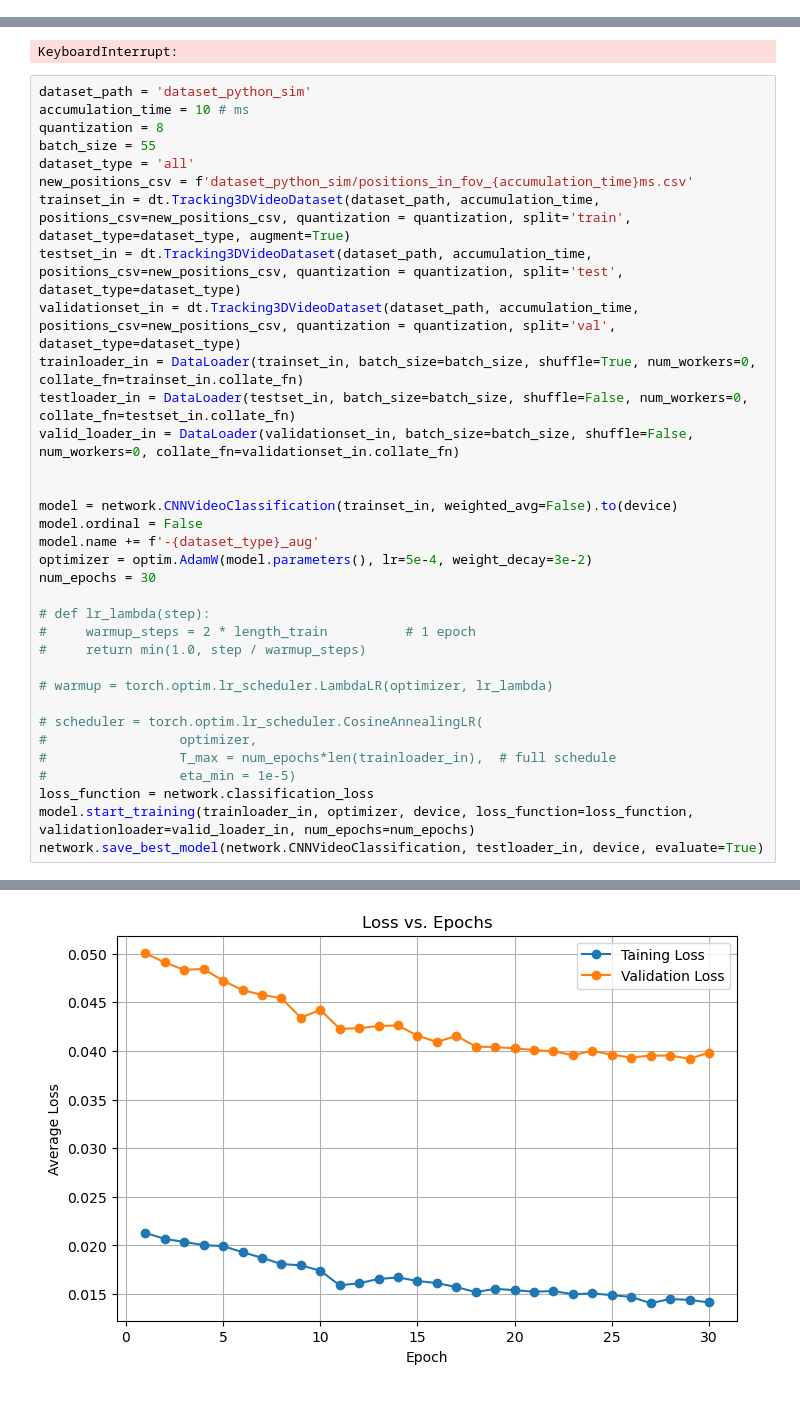
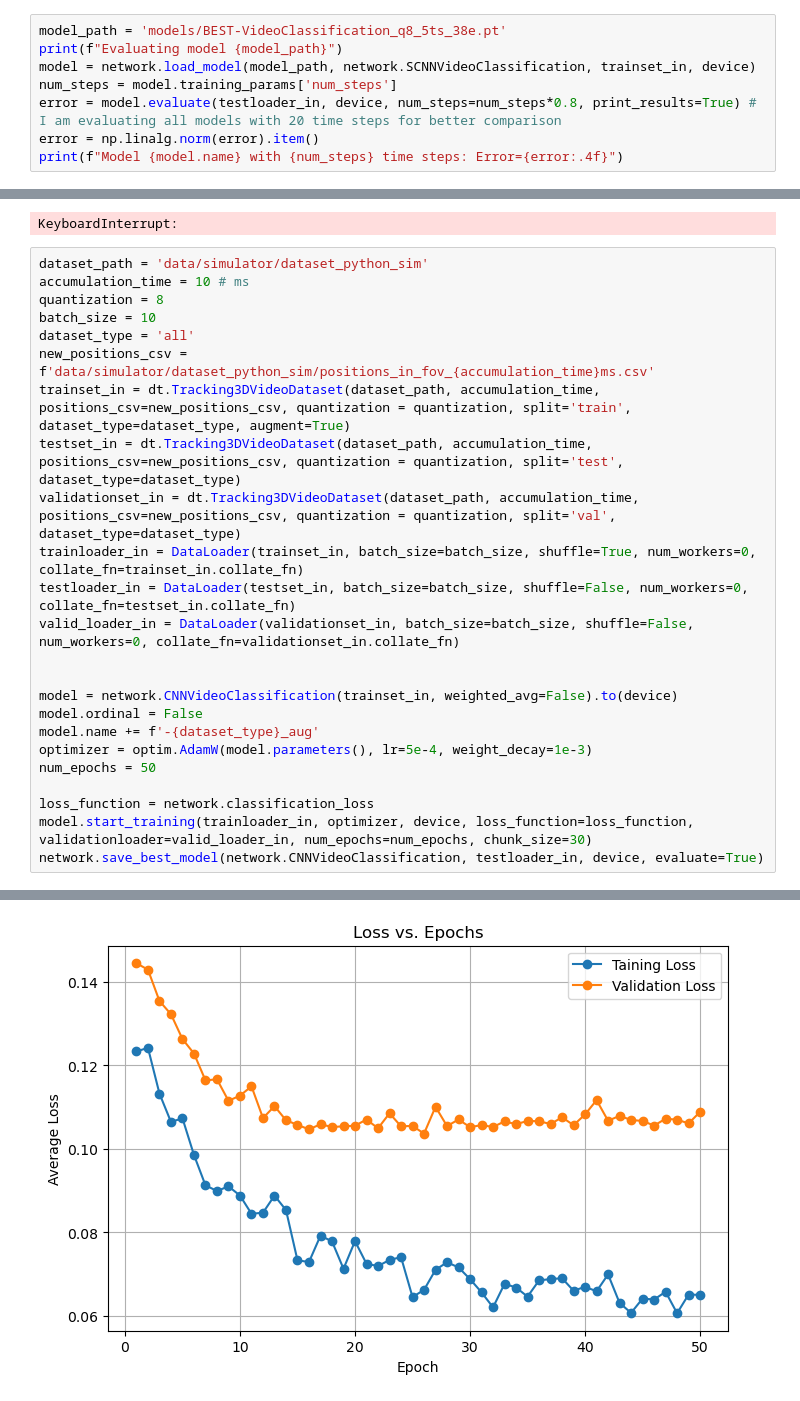
Before and after one commit to MarioRealEn/GoalieSNN, a Jupyter notebook: Experimentsreport.ipynb, the cells around one changed output, grey strips where cells are left out. Saved outputs shown, nothing was run; the diff lists cells and outputs as text.

```diff
--- a/Experimentsreport.ipynb
+++ b/Experimentsreport.ipynb
@@ -419,0 +504,8 @@ Epoch 11/30, Training Loss: 0.1522, Validation Loss: 0.1840 pixels
+# %%
+model_path = 'models/BEST-VideoClassification_q8_5ts_38e.pt'
+print(f"Evaluating model {model_path}")
+model = network.load_model(model_path, network.SCNNVideoClassification, trainset_in, device)
+num_steps = model.training_params['num_steps']
+error = model.evaluate(testloader_in, device, num_steps=num_steps*0.8, print_results=True) # I am evaluating all models with 20 time steps for better comparison
+error = np.linalg.norm(error).item()
+print(f"Model {model.name} with {num_steps} time steps: Error={error:.4f}")
@@ -818,12 +919,12 @@ Epoch 17/50, Training Loss: 0.4796, Validation Loss: 0.6150 pixels
 Epoch 18/50, Training Loss: 0.4283, Validation Loss: 0.6147 pixels
 KeyboardInterrupt:
 # %%
-dataset_path = 'dataset_python_sim'
+dataset_path = 'data/simulator/dataset_python_sim'
 accumulation_time = 10 # ms
 quantization = 8
-batch_size = 55
+batch_size = 10
 dataset_type = 'all'
-new_positions_csv = f'dataset_python_sim/positions_in_fov_{accumulation_time}ms.csv'
+new_positions_csv = f'data/simulator/dataset_python_sim/positions_in_fov_{accumulation_time}ms.csv'
 trainset_in = dt.Tracking3DVideoDataset(dataset_path, accumulation_time, positions_csv=new_positions_csv, quantization = quantization, split='train', dataset_type=dataset_type, augment=True)
 testset_in = dt.Tracking3DVideoDataset(dataset_path, accumulation_time, positions_csv=new_positions_csv, quantization = quantization, split='test', dataset_type=dataset_type)
 validationset_in = dt.Tracking3DVideoDataset(dataset_path, accumulation_time, positions_csv=new_positions_csv, quantization = quantization, split='val', dataset_type=dataset_type)
@@ -835,20 +936,10 @@ valid_loader_in = DataLoader(validationset_in, batch_size=batch_size, shuffle=Fa
 model = network.CNNVideoClassification(trainset_in, weighted_avg=False).to(device)
 model.ordinal = False
 model.name += f'-{dataset_type}_aug'
-optimizer = optim.AdamW(model.parameters(), lr=5e-4, weight_decay=3e-2)
-num_epochs = 30
+optimizer = optim.AdamW(model.parameters(), lr=5e-4, weight_decay=1e-3)
+num_epochs = 50
 
-# def lr_lambda(step):
-#     warmup_steps = 2 * length_train          # 1 epoch
-#     return min(1.0, step / warmup_steps)
-
-# warmup = torch.optim.lr_scheduler.LambdaLR(optimizer, lr_lambda)
-
-# scheduler = torch.optim.lr_scheduler.CosineAnnealingLR(
-#                 optimizer,
-#                 T_max = num_epochs*len(trainloader_in),  # full schedule
-#                 eta_min = 1e-5)
 loss_function = network.classification_loss
-model.start_training(trainloader_in, optimizer, device, loss_function=loss_function, validationloader=valid_loader_in, num_epochs=num_epochs)
+model.start_training(trainloader_in, optimizer, device, loss_function=loss_function, validationloader=valid_loader_in, num_epochs=num_epochs, chunk_size=30)
 network.save_best_model(network.CNNVideoClassification, testloader_in, device, evaluate=True)
 # %% [output]
@@ -872,4 +963,4 @@ Epoch 30/30, Training Loss: 0.0141, Validation Loss: 0.0398 pixels
-[figure, old version]
+[figure, new version]
 Loading best model...
 Loading model with weighted average: False
 Flattened feature size: 14080
```
Also changed, not shown: parts of 29 cells of this notebook, 5 other files.
